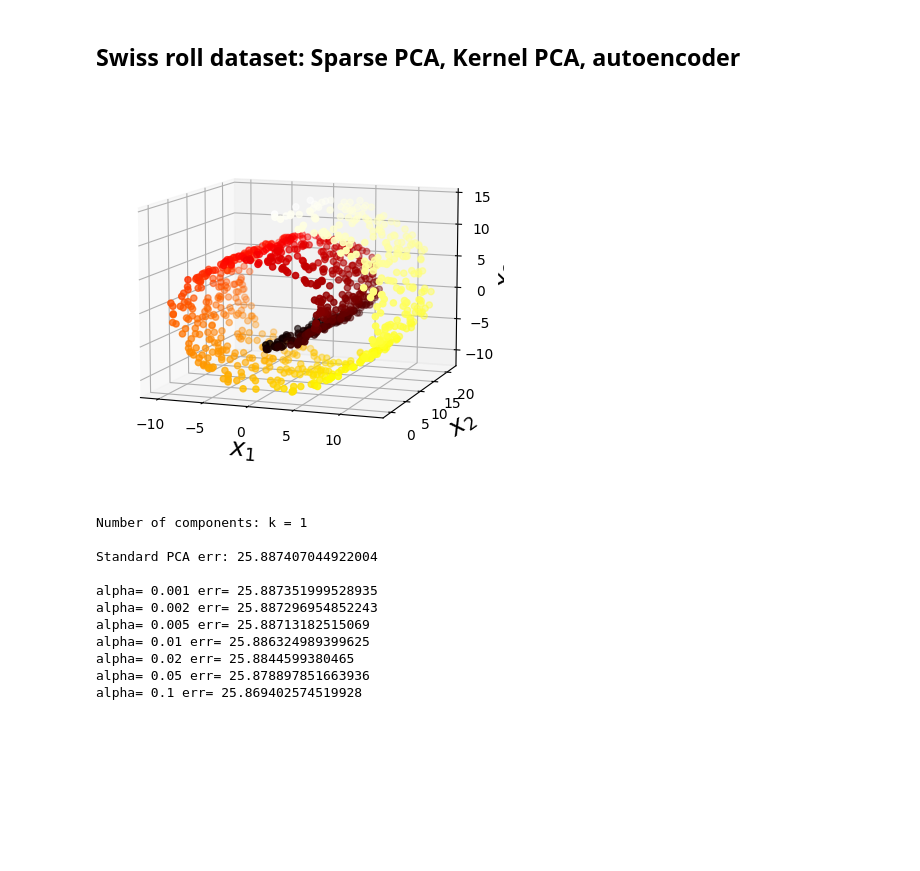
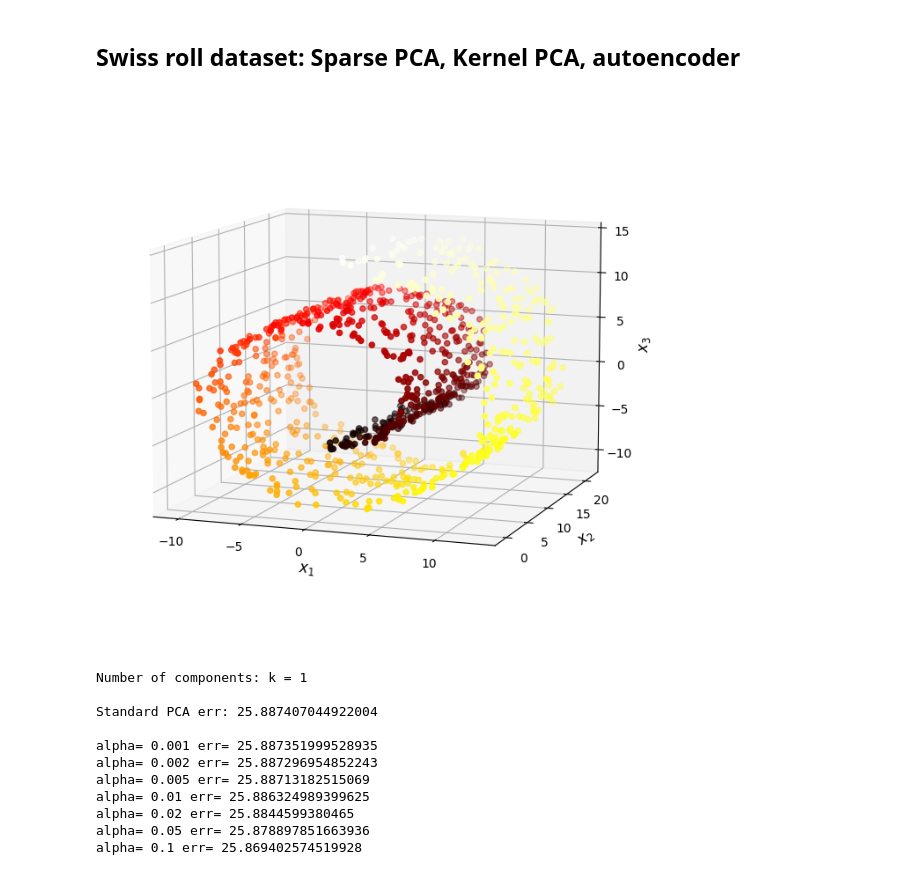
Before and after one commit to abf149/180651final, a Jupyter notebook: unified_comparison_notebook.ipynb, the cells around one changed output. Drawn from its saved outputs; the diff is of its cells as text; code cells hidden in the pictures; blank space fills up the shorter version.

Commit message:
minor change on swiss roll data plot

```diff
--- a/unified_comparison_notebook.ipynb
+++ b/unified_comparison_notebook.ipynb
@@ -346,31 +346,31 @@ Filename: results_iris.p
 # %%
 # Drawing on inspiration from https://docs.google.com/document/d/1lmaQowAhgf1OLbnSjl3X20j1idh-BdaQPZTrJslSJc0/edit "Kernel PCA" section
 
 X, t = make_swiss_roll(n_samples=1000, noise=0.2, random_state=42)
 num_dataset_dims=3
 dataset_name='swiss'
 scaler = MinMaxScaler()
 X_scaled = scaler.fit_transform(X)
 
 axes = [-11.5, 14, -2, 23, -12, 15]
 
-fig = plt.figure(figsize=(6, 5))
+fig = plt.figure(figsize=(8, 8))
 ax = fig.add_subplot(111, projection='3d')
 
 ax.scatter(X[:, 0], X[:, 1], X[:, 2], c=t, cmap=plt.cm.hot)
 ax.view_init(10, -70)
-ax.set_xlabel("$x_1$", fontsize=18)
-ax.set_ylabel("$x_2$", fontsize=18)
-ax.set_zlabel("$x_3$", fontsize=18)
+ax.set_xlabel("$x_1$", fontsize=12)
+ax.set_ylabel("$x_2$", fontsize=12)
+ax.set_zlabel("$x_3$", fontsize=12)
 ax.set_xlim(axes[0:2])
 ax.set_ylim(axes[2:4])
 ax.set_zlim(axes[4:6])
 
 plt.show()
 
 X_train, X_test, y_train, y_test = train_test_split(X, t, random_state=0)
 # %% [output]
-[figure, old version]
+[figure, new version]
 # %%
 # Run Swiss roll test sweep
 res=run_test_sweep(num_dataset_dims, X_train, X_test, is_faces=False, dataset_name=dataset_name)
```
